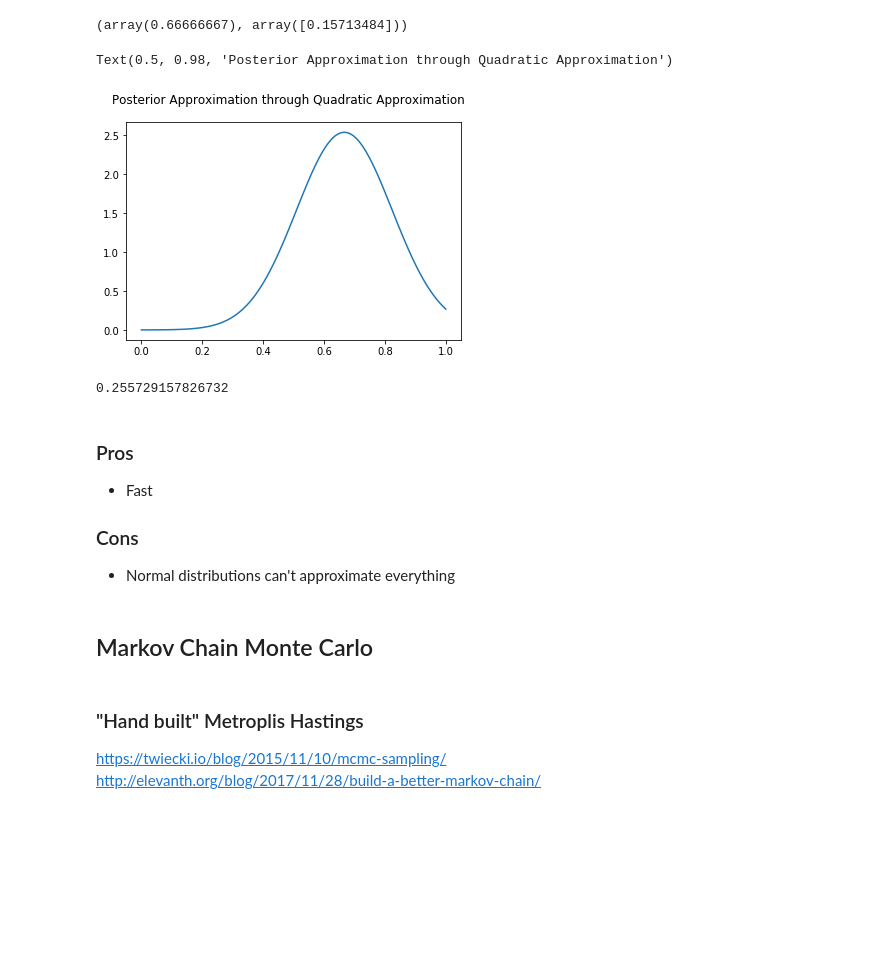
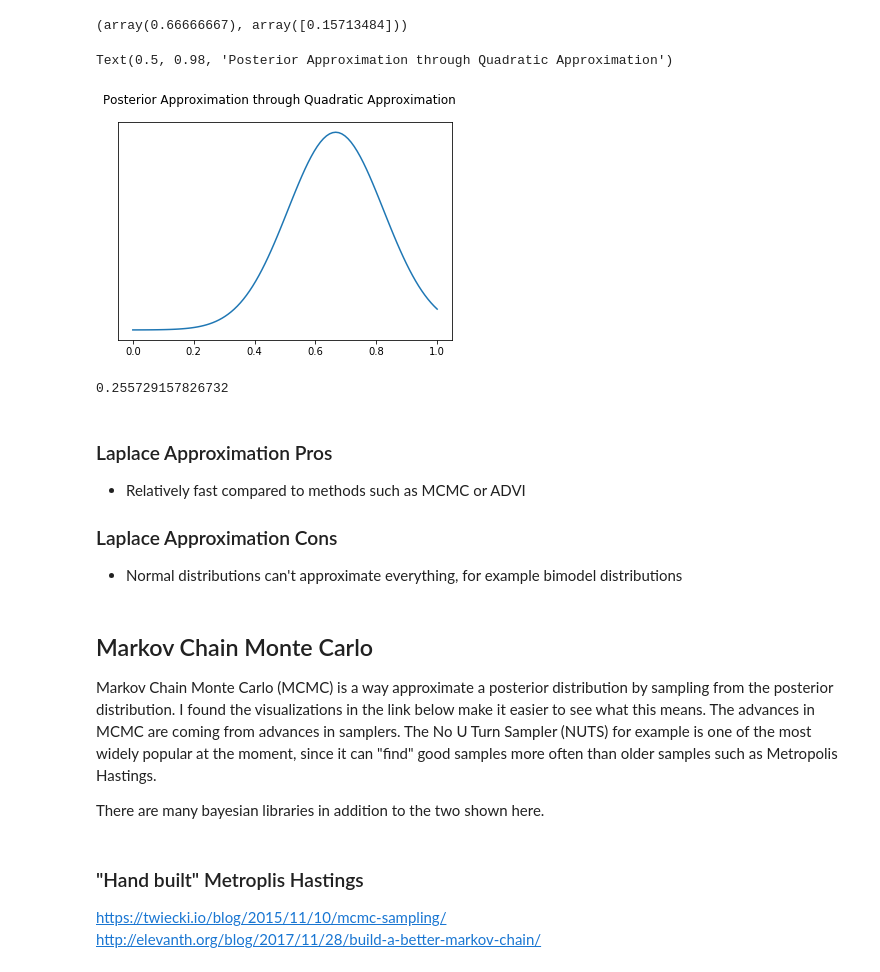
Before and after one commit to canyon289/ProbabilityResources, a Jupyter notebook: cheatsheets/Inference.ipynb, the cells around one changed output. Cells and saved outputs as stored; diff of their text form; code cells hidden in the pictures; blank space fills up the shorter version.

```diff
--- a/cheatsheets/Inference.ipynb
+++ b/cheatsheets/Inference.ipynb
@@ -115,24 +115,28 @@ mean_q['p'], std_q
 # %%
 possible_probabilities = np.linspace(0,1,100)
 posterior_laplace = stats.norm.pdf(possible_probabilities, mean_q['p'], std_q)
 fig, ax = plt.subplots()
+ax.set_yticks([])
 plt.plot(possible_probabilities, posterior_laplace)
 fig.suptitle("Posterior Approximation through Quadratic Approximation")
 # %% [output]
 Text(0.5, 0.98, 'Posterior Approximation through Quadratic Approximation')
-[figure, old version]
+[figure, new version]
 # %%
 posterior_laplace[40] / posterior_laplace[70]
 # %% [output]
 0.255729157826732
 # %% [markdown]
-### Pros
-* Fast
+### Laplace Approximation Pros
+* Relatively fast compared to methods such as MCMC or ADVI
 
-### Cons
-* Normal distributions can't approximate everything
+### Laplace Approximation Cons
+* Normal distributions can't approximate everything, for example bimodel distributions
-# %% [markdown]
-## Markov Chain Monte Carlo
+# %% [markdown]
+## Markov Chain Monte Carlo
+Markov Chain Monte Carlo (MCMC) is a way approximate a posterior distribution by sampling from the posterior distribution. I found the visualizations in the link below make it easier to see what this means. The advances in MCMC are coming from advances in samplers. The No U Turn Sampler (NUTS) for example is one of the most widely popular at the moment, since it can "find" good samples more often than older samples such as Metropolis Hastings.
+
+There are many bayesian libraries in addition to the two shown here.
 # %% [markdown]
 ### "Hand built" Metroplis Hastings
 https://twiecki.io/blog/2015/11/10/mcmc-sampling/
```
Also changed, not shown: parts of 33 cells of this notebook.
